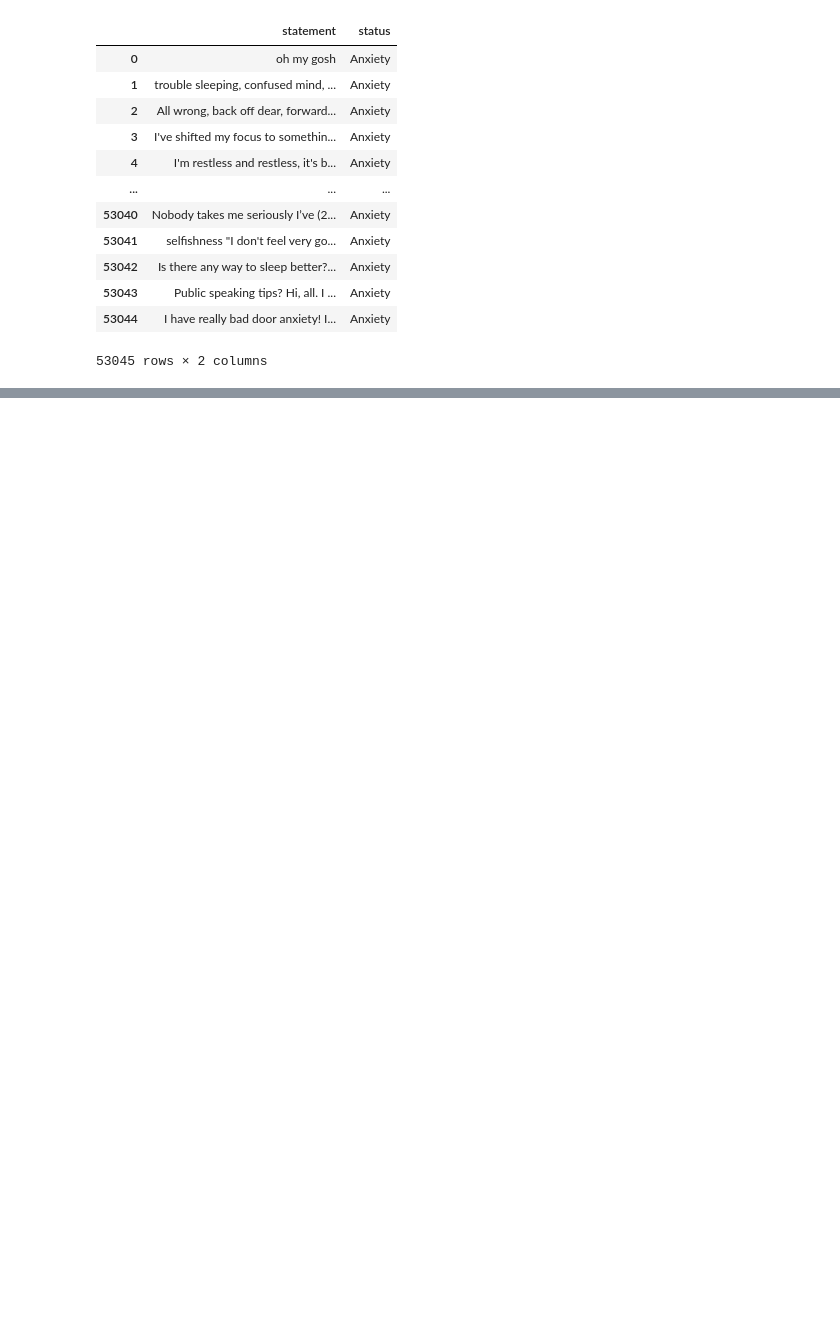
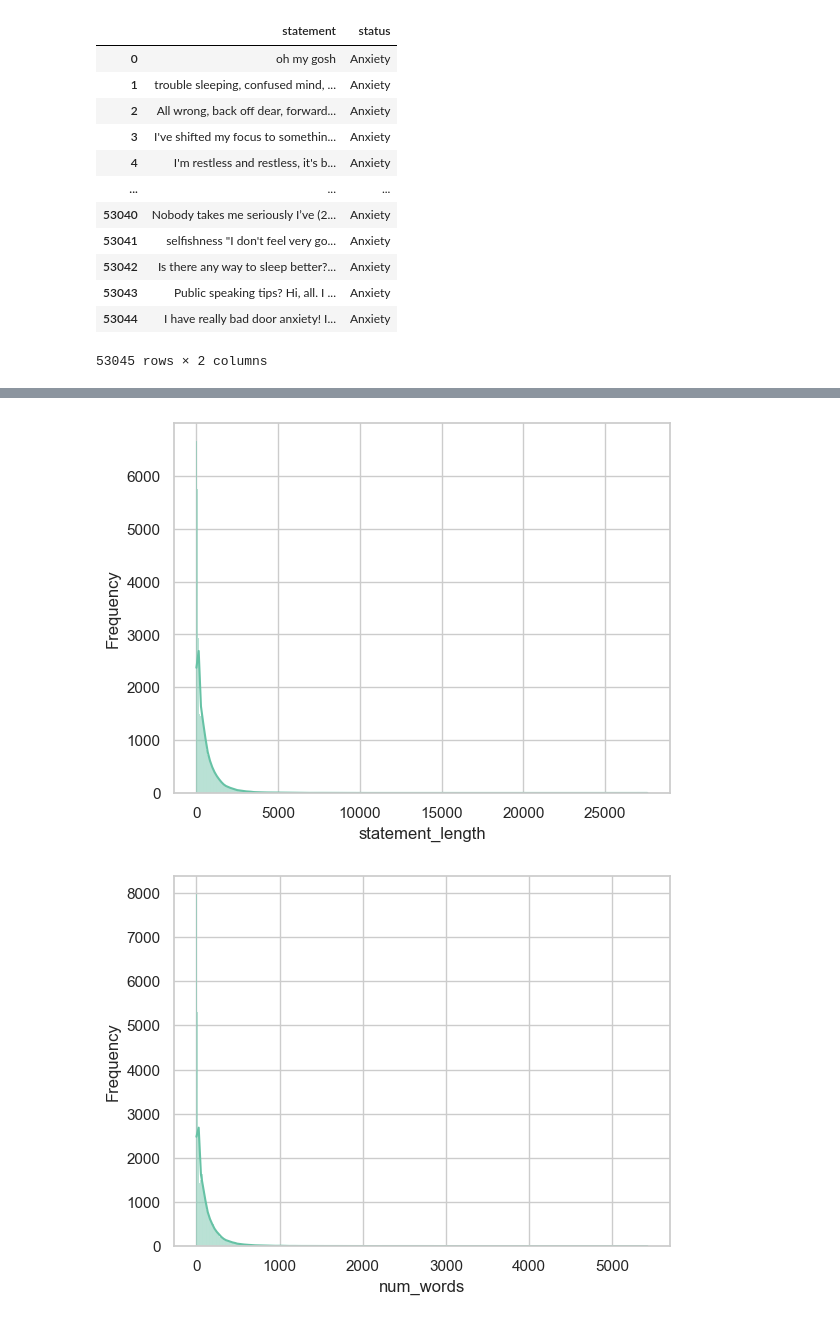
Before and after one commit to Rohit-workk/Mental-Health-Classification, a Jupyter notebook: basic_preprocess.ipynb, the cells around one changed output, grey strips where cells are left out. Saved outputs shown, nothing was run; the diff lists cells and outputs as text; code cells hidden in the pictures; blank space fills up the shorter version.

```diff
--- a/basic_preprocess.ipynb
+++ b/basic_preprocess.ipynb
@@ -26,0 +172,9 @@ df
+# %%
+for feature in num_feature:
+    sns.histplot(data = df, x=feature,kde=True)
+    plt.xlabel(feature)
+    plt.ylabel('Frequency')
+    plt.show()
+# %% [output]
+[figure, added]
+[figure, added]
```
Also changed, not shown: parts of 67 cells of this notebook, 3 other files.
